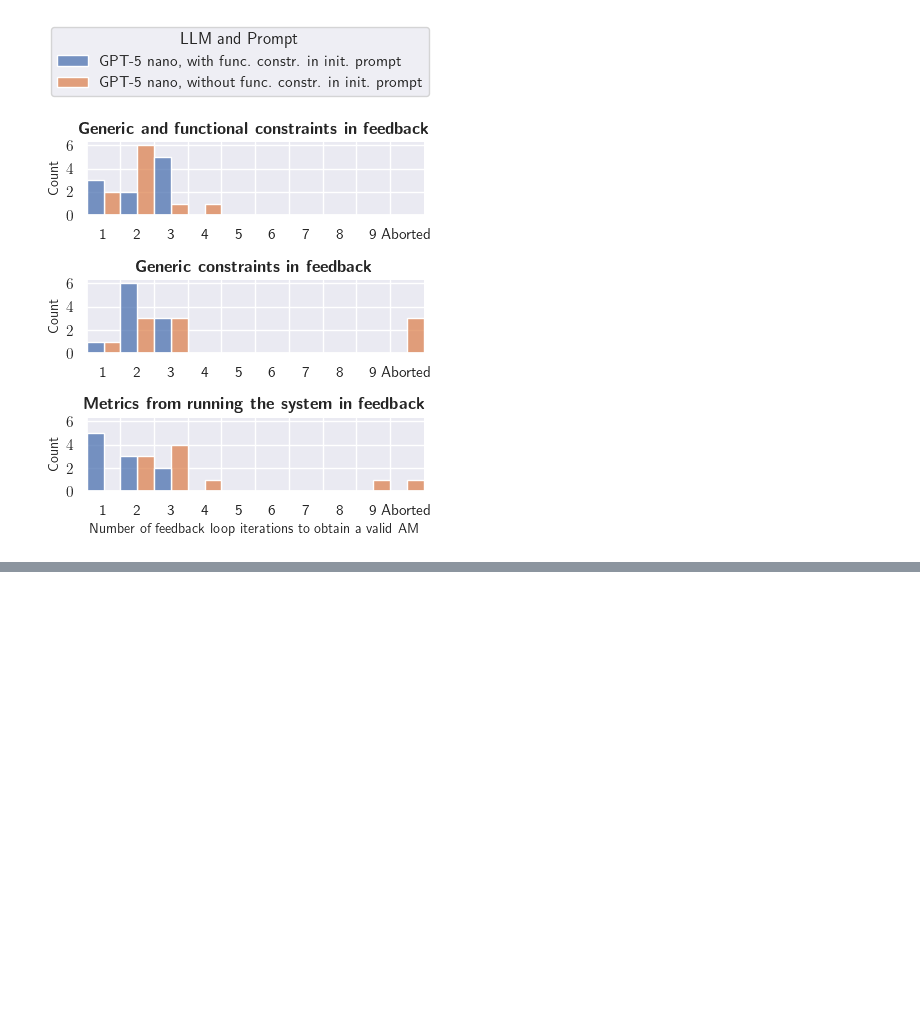
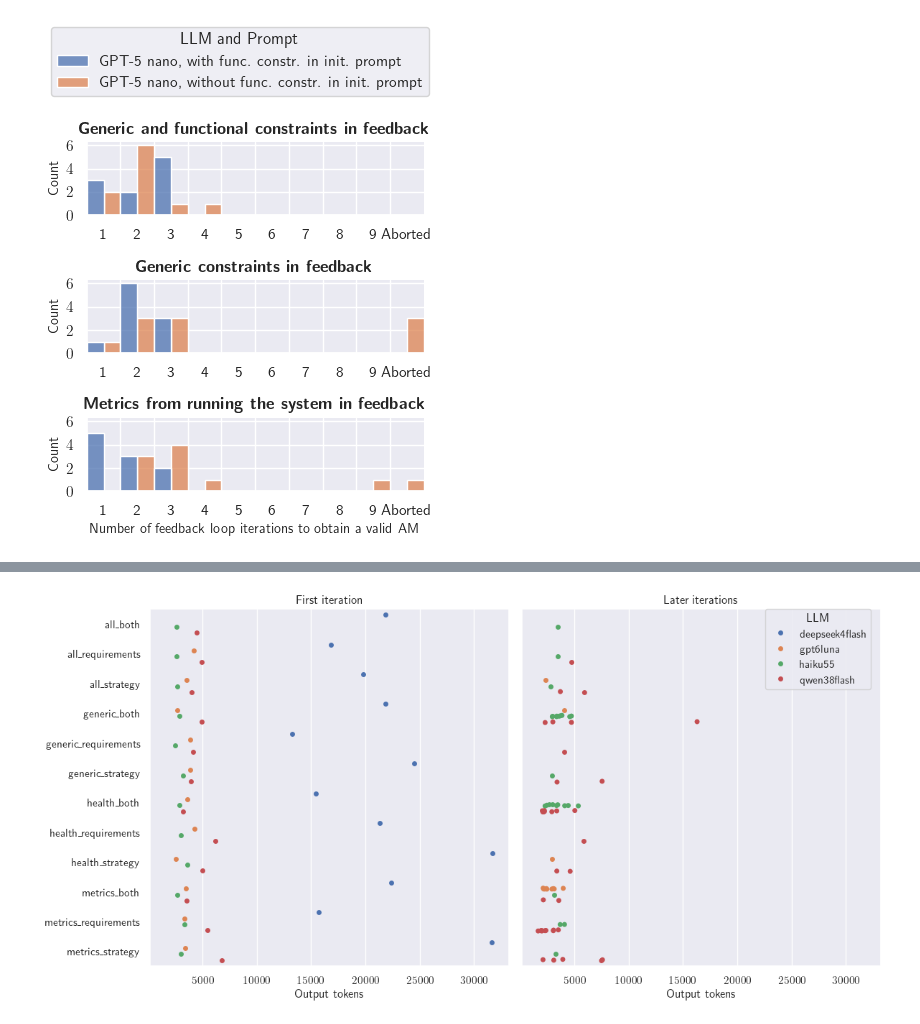
Before and after one commit to smartarch/llm-adaptation, a Jupyter notebook: experiments/dragon.ipynb, the cells around one changed output, grey strips where cells are left out. Cells and saved outputs as stored; diff of their text form; code cells hidden in the pictures; blank space fills up the shorter version.

```diff
--- a/experiments/dragon.ipynb
+++ b/experiments/dragon.ipynb
@@ -480,0 +528,26 @@ plt.show()
+# %%
+def plot_usage(x, xlabel):
+    data = usage.reset_index()
+    params_order = sorted(data["params"].unique())
+    llm_order = sorted(data["llm"].unique())
+
+    fig, axes = plt.subplots(1, 2, figsize=(12, 6), sharey=True, sharex=True)
+    for ax, (subset, title) in zip(axes, [
+        (data[data["iteration"] == 1], "First iteration"),
+        (data[data["iteration"] > 1], "Later iterations"),
+    ]):
+        sns.stripplot(data=subset, x=x, y="params", hue="llm", order=params_order, hue_order=llm_order, dodge=True, ax=ax)
+        ax.set_title(title)
+        ax.set_xlabel(xlabel)
+        ax.set_ylabel("")
+        if ax.get_legend() is not None:
+            ax.get_legend().remove()
+
+    handles, labels = axes[0].get_legend_handles_labels()
+    fig.legend(handles, labels, title="LLM", loc="upper right", bbox_to_anchor=(0.98, 0.95))
+    fig.tight_layout()
+    plt.show()
+
+plot_usage("output_tokens", "Output tokens")
+# %% [output]
+[figure, added]
```
Also changed, not shown: parts of 5 cells of this notebook, 1 other file.
